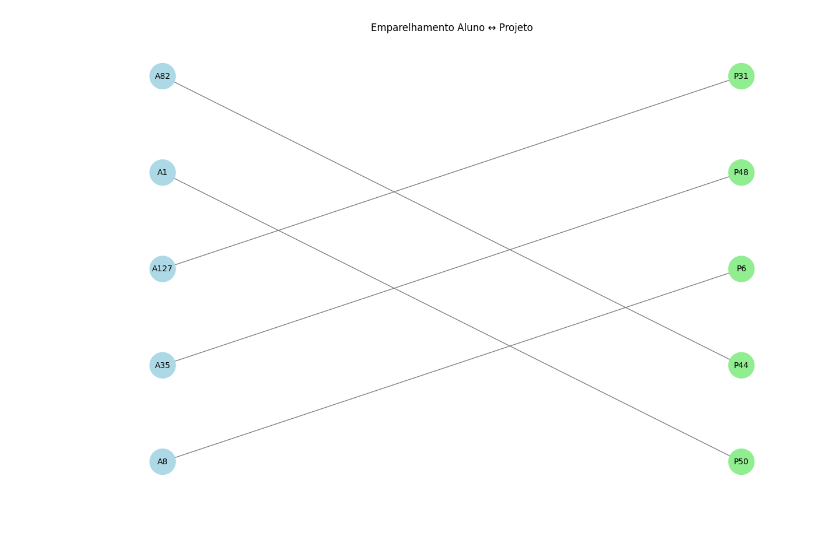
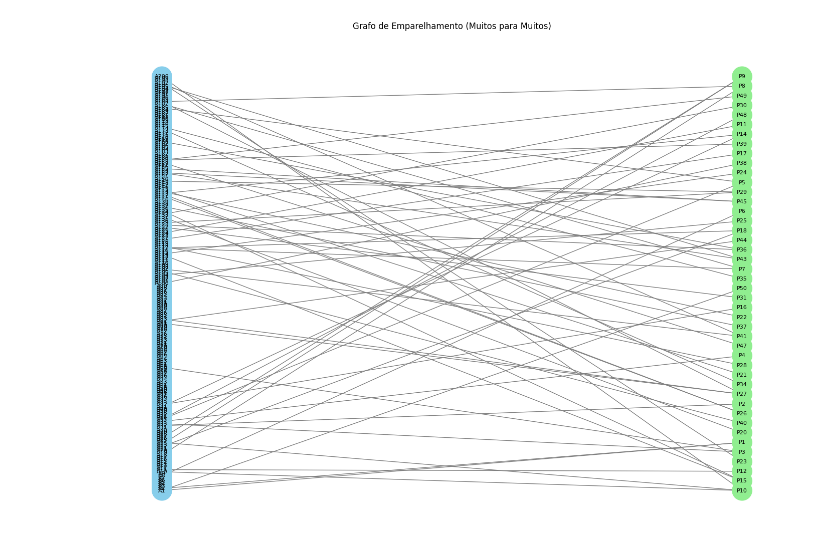
Before and after one commit to marcelo-mrodrigues/Grafos-Projeto-2, a Jupyter notebook: analise.ipynb, the cells around one changed output. Saved outputs shown, nothing was run; the diff lists cells and outputs as text; code cells hidden in the pictures.

```diff
--- a/analise.ipynb
+++ b/analise.ipynb
@@ -20,17 +20,21 @@ if __name__ == "__main__":
     print("Aluno A1:", alunos["A1"])
 # %%
 from src.parser import carregar_projetos, carregar_alunos
-from src.algoritmo_emparelhamento import gale_shapley_aluno_propoe, gale_shapley_projeto_propoe
+from src.algoritmo_emparelhamento import emparelhamento_perfeito_aluno_propoe, emparelhamento_perfeito_projeto_propoe
 
 # Carrega dados
 projetos = carregar_projetos("data/projetodata.txt")
 alunos = carregar_alunos("data/alunodata.txt")
 
-# Teste: aluno propõe
-resultado1 = gale_shapley_aluno_propoe(alunos, projetos)
-print("Aluno propõe:", list(resultado1.items())[:5])
+resultado_aluno = emparelhamento_perfeito_aluno_propoe(alunos, projetos)
+resultado_proj = emparelhamento_perfeito_projeto_propoe(alunos, projetos)
 
-# Teste: projeto propõe
-resultado2 = gale_shapley_projeto_propoe(alunos, projetos)
-print("Projeto propõe:", list(resultado2.items())[:5])
+# Alunos que foram alocados
+#for aluno, projetos in list(resultado_aluno.items())[:200]:
+#    if projetos:
+#        print(f"{aluno} → {projetos}")
+
+# Quantidade total de vínculos feitos
+print("Aluno propõe:", sum(len(v) for v in resultado_aluno.values()))
+print("Projeto propõe:", sum(len(v) for v in resultado_proj.values()))
 # %% [output]
@@ -59,7 +82,7 @@ Iteração 10: 5 alunos emparelhados
 # %%
-from src.grafico import desenhar_emparelhamento
+from src.grafico import desenhar_emparelhamento_muitos_para_muitos
 
 # Visualizar a primeira iteração
-desenhar_emparelhamento(iteracoes[0])
+desenhar_emparelhamento_muitos_para_muitos(resultado_proj)
 # %% [output]
-[figure, old version]
+[figure, new version]
```
Also changed, not shown: parts of 3 cells of this notebook, 3 other files.
